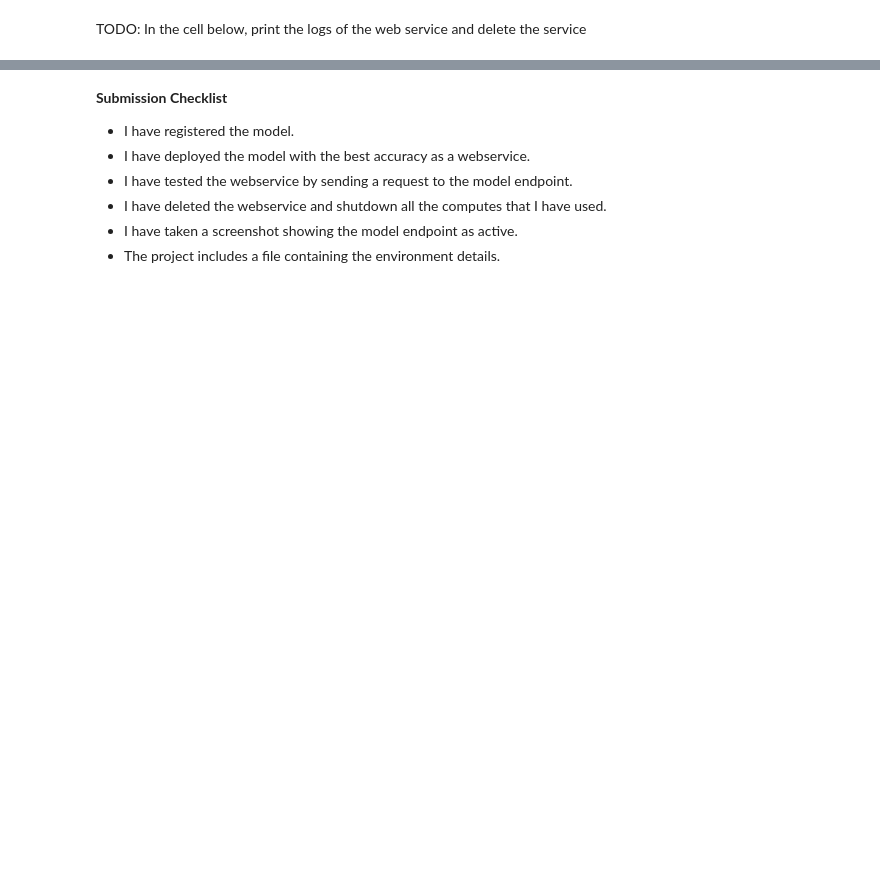
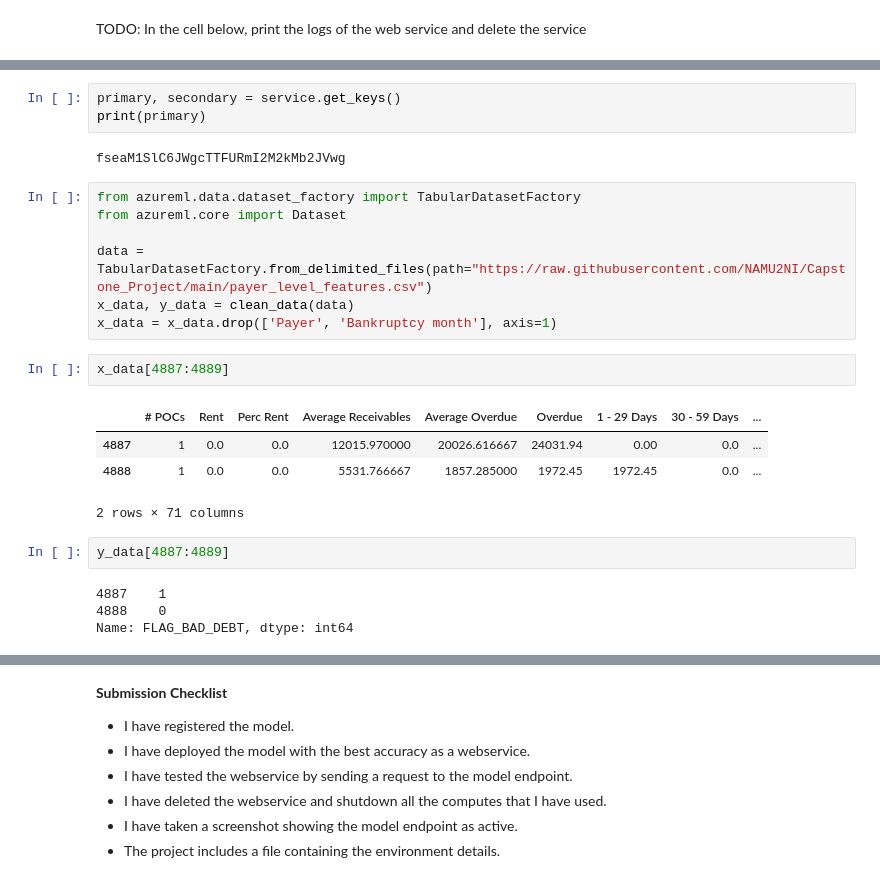
Before and after one commit to NAMU2NI/Capstone_Project, a Jupyter notebook: hyperparameter_tuning.ipynb, the cells around one changed output, grey strips where cells are left out. Cells and saved outputs as stored; diff of their text form; blank space fills up the shorter version.

```diff
--- a/hyperparameter_tuning.ipynb
+++ b/hyperparameter_tuning.ipynb
@@ -255,0 +412,25 @@ TODO: In the cell below, print the logs of the web service and delete the servic
+# %%
+primary, secondary = service.get_keys()
+print(primary)
+# %% [output]
+fseaM1SlC6JWgcTTFURmI2M2kMb2JVwg
+# %%
+from azureml.data.dataset_factory import TabularDatasetFactory
+from azureml.core import Dataset
+
+data = TabularDatasetFactory.from_delimited_files(path="https://raw.githubusercontent.com/NAMU2NI/Capstone_Project/main/payer_level_features.csv")
+x_data, y_data = clean_data(data)
+x_data = x_data.drop(['Payer', 'Bankruptcy month'], axis=1)
+# %%
+x_data[4887:4889]
+# %% [output]
+|  | # POCs | Rent | Perc Rent | Average Receivables | Average Overdue | Overdue | 1 - 29 Days | 30 - 59 Days | ... |
+| 4887 | 1 | 0.0 | 0.0 | 12015.970000 | 20026.616667 | 24031.94 | 0.00 | 0.0 | ... |
+| 4888 | 1 | 0.0 | 0.0 | 5531.766667 | 1857.285000 | 1972.45 | 1972.45 | 0.0 | ... |
+2 rows × 71 columns
+# %%
+y_data[4887:4889]
+# %% [output]
+4887    1
+4888    0
+Name: FLAG_BAD_DEBT, dtype: int64
```
Also changed, not shown: parts of 22 cells of this notebook, 2 other files.
